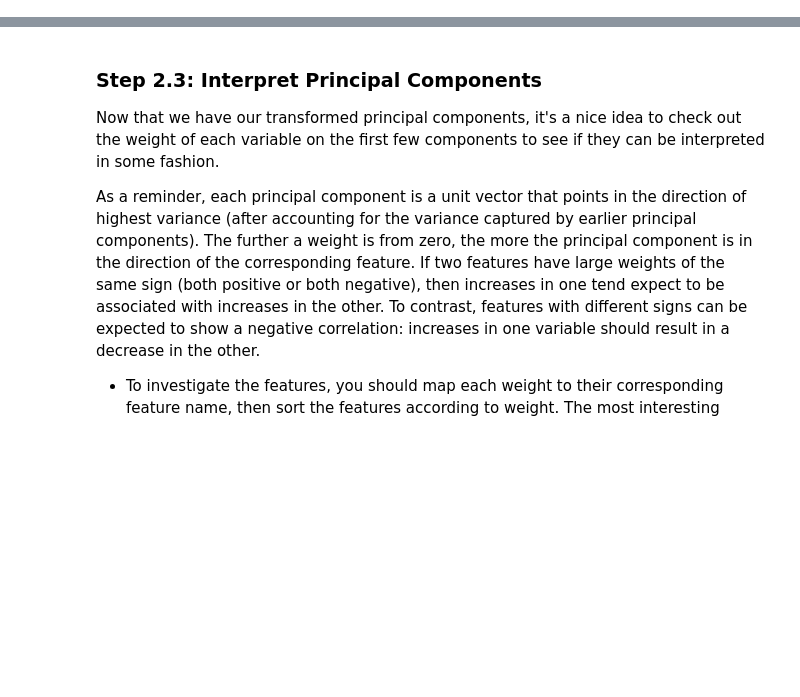
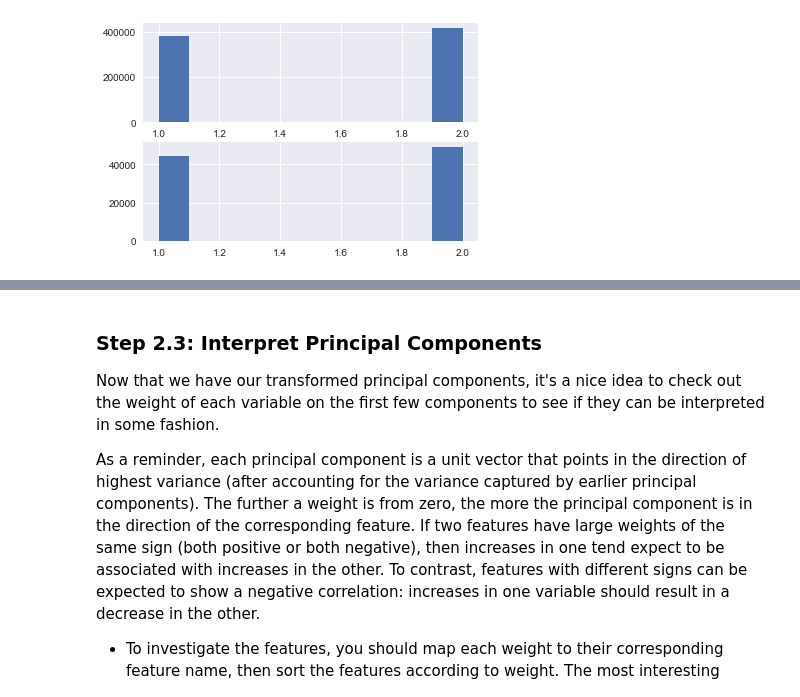
Before and after one commit to JalenYes/Unsupervised-Learning-Identify-Customer-Segments-with-Arvato, a Jupyter notebook: Identify_Customer_Segments.ipynb, the cells around one changed output, grey strips where cells are left out. Cells and saved outputs as stored; diff of their text form; code cells hidden in the pictures; blank space fills up the shorter version.

```diff
--- a/Identify_Customer_Segments.ipynb
+++ b/Identify_Customer_Segments.ipynb
@@ -562,0 +207,22 @@ few_missing_pca = pca.fit_transform(few_missing)
+# %%
+# Write code to divide the data into two subsets based on the number of missing
+# values in each row.
+
+na_count1=na_count[na_count['na_count']<30]
+na_count2=na_count[na_count['na_count']>=30]
+
+azdias1=azdias.iloc[na_count1.index,:]
+azdias2=azdias.iloc[na_count2.index,:]
+# %%
+# Compare the distribution of values for at least five columns where there are
+# no or few missing values, between the two subsets.
+
+fig1 = plt.figure()
+ax1 = fig1.add_subplot(211)
+ax1.hist(azdias1['ANREDE_KZ'])
+ax2 = fig1.add_subplot(212)
+ax2.hist(azdias2['ANREDE_KZ'])
+
+plt.show()
+# %% [output]
+[figure, added]
```
Also changed, not shown: parts of 158 cells of this notebook, 1 other file.
